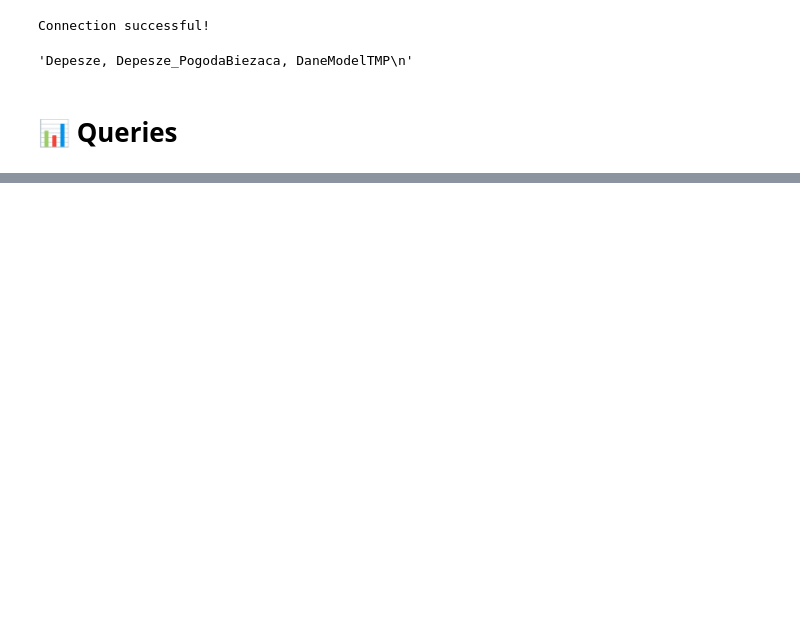
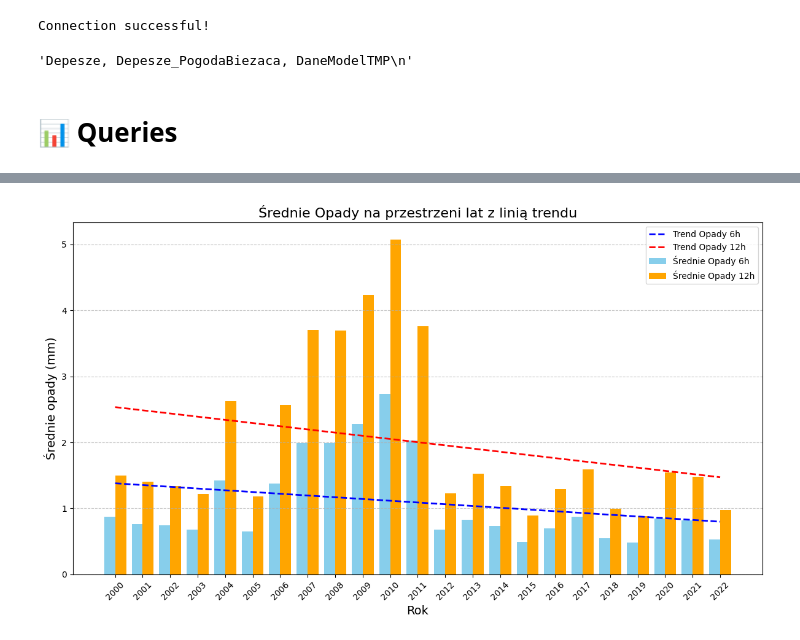
Before and after one commit to xeloth12/jupynotes, a Jupyter notebook: Lab2_DanePogodowe.ipynb, the cells around one changed output, grey strips where cells are left out. Cells and saved outputs as stored; diff of their text form; code cells hidden in the pictures; blank space fills up the shorter version.

```diff
--- a/Lab2_DanePogodowe.ipynb
+++ b/Lab2_DanePogodowe.ipynb
@@ -199,0 +175,59 @@ df_sorted.plot.scatter(x="NazwaM", y="SredTemp", alpha=0.5)
+# %%
+import pandas as pd
+import matplotlib.pyplot as plt
+import numpy as np
+from sqlalchemy import create_engine
+
+# Pobranie danych z bazy (zapytanie SQL do analizy opadów)
+query = """
+SELECT
+    YEAR(data) AS Rok,
+    AVG(Opady6) AS SrednieOpady6h,
+    AVG(Opady12) AS SrednieOpady12h
+FROM
+    Synop.dbo.DaneModelTMP
+WHERE
+    Opady6 IS NOT NULL AND Opady12 IS NOT NULL
+GROUP BY
+    YEAR(data)
+ORDER BY
+    Rok
+"""
+df = pd.read_sql(query, engine)
+
+# Wyciągnięcie danych do regresji
+x = df['Rok']
+y6 = df['SrednieOpady6h']
+y12 = df['SrednieOpady12h']
+
+# Obliczanie współczynników regresji dla opadów 6-godzinnych
+coeff6 = np.polyfit(x, y6, 1)  # Dopasowanie liniowe
+trend6 = np.polyval(coeff6, x)  # Wyliczenie wartości linii trendu
+
+# Obliczanie współczynników regresji dla opadów 12-godzinnych
+coeff12 = np.polyfit(x, y12, 1)  # Dopasowanie liniowe
+trend12 = np.polyval(coeff12, x)  # Wyliczenie wartości linii trendu
+
+# Tworzenie wykresu słupkowego
+plt.figure(figsize=(12, 7))
+bar_width = 0.4
+plt.bar(x - bar_width / 2, y6, width=bar_width, label='Średnie Opady 6h', color='skyblue')
+plt.bar(x + bar_width / 2, y12, width=bar_width, label='Średnie Opady 12h', color='orange')
+
+# Dodanie linii trendu
+plt.plot(x, trend6, color='blue', linestyle='--', linewidth=2, label='Trend Opady 6h')
+plt.plot(x, trend12, color='red', linestyle='--', linewidth=2, label='Trend Opady 12h')
+
+# Dodanie etykiet i tytułu
+plt.title('Średnie Opady na przestrzeni lat z linią trendu', fontsize=16)
+plt.xlabel('Rok', fontsize=14)
+plt.ylabel('Średnie opady (mm)', fontsize=14)
+plt.xticks(x, rotation=45)
+plt.grid(axis='y', linestyle='--', alpha=0.7)
+plt.legend()
+plt.tight_layout()
+
+# Wyświetlenie wykresu
+plt.show()
+# %% [output]
+[figure, added]
```
Also changed, not shown: parts of 8 cells of this notebook.
